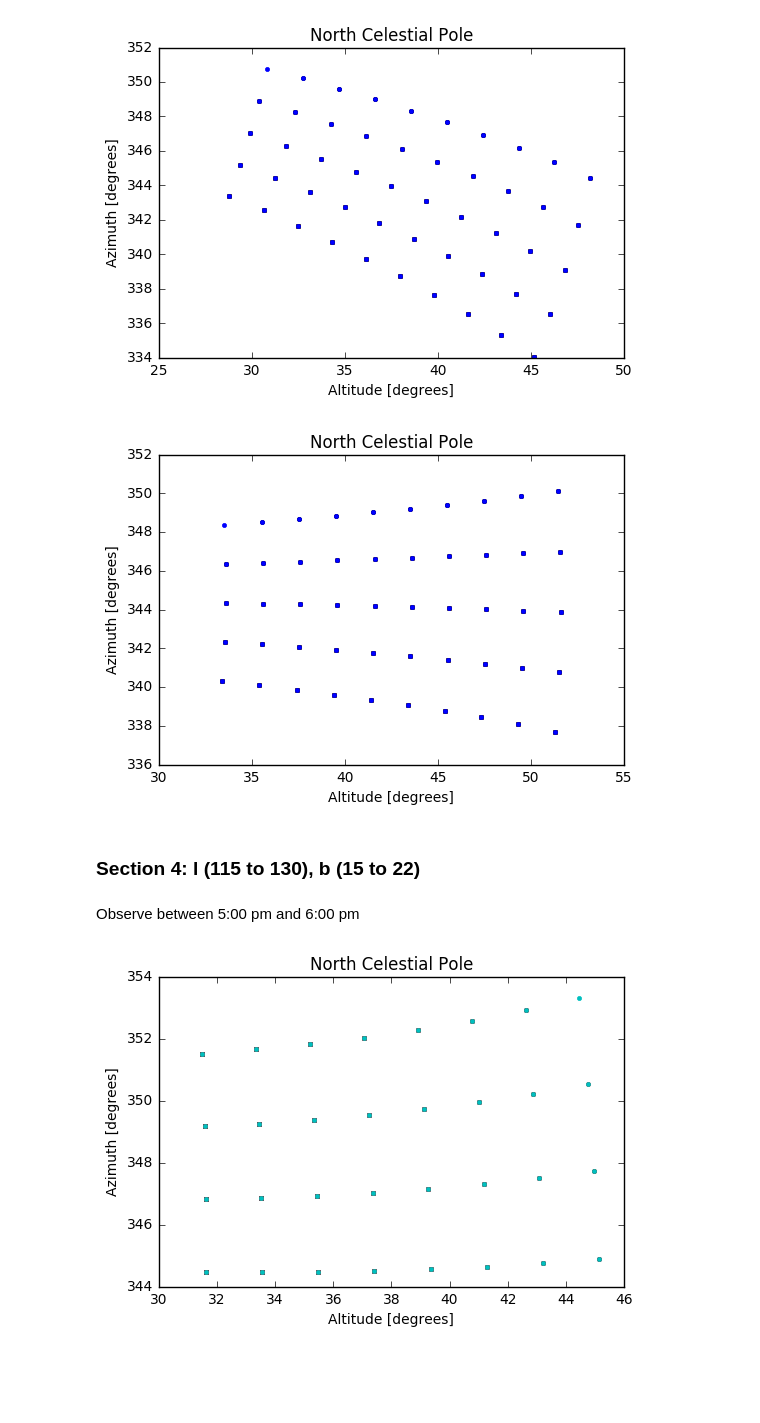
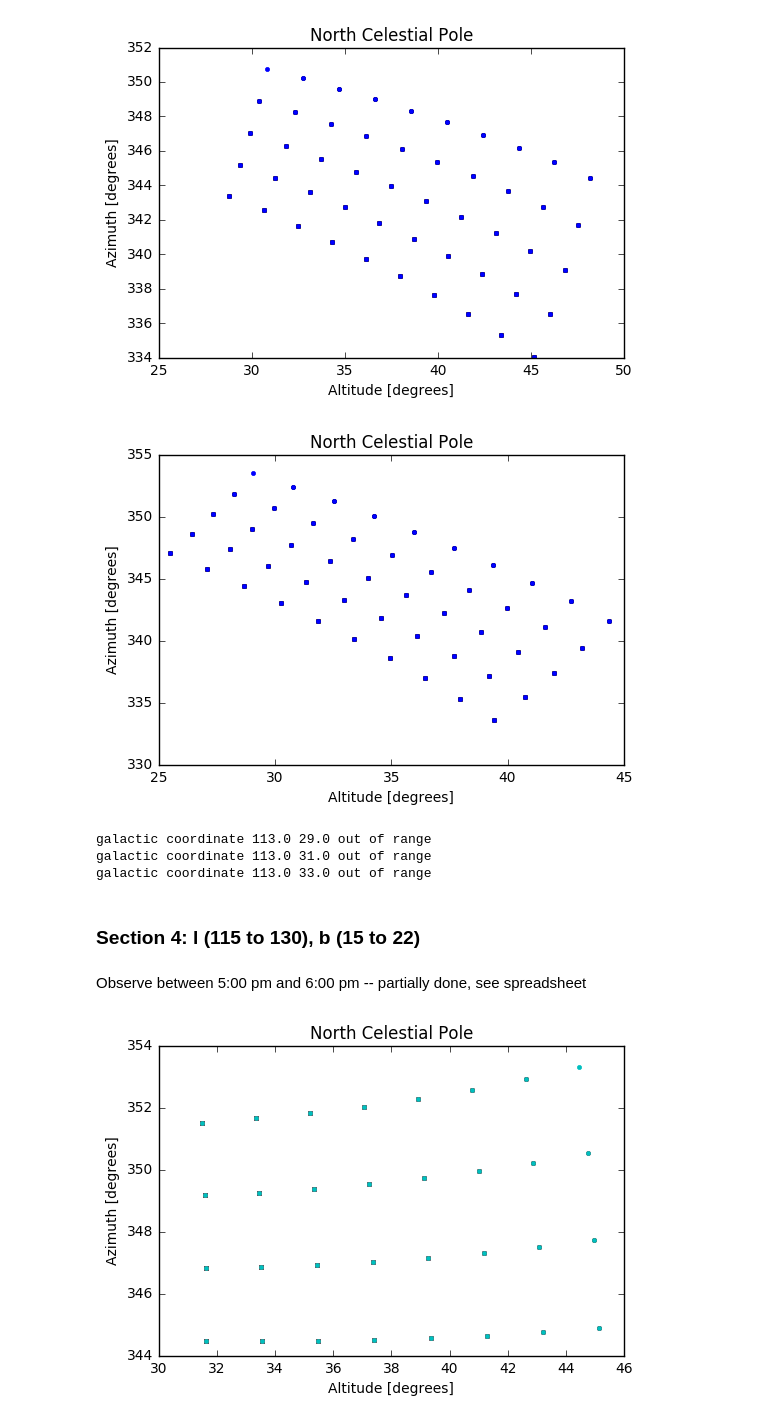
Before and after one commit to gracefujii/Astro-121, a Jupyter notebook: Lab 4 - Coordinates.ipynb, the cells around one changed output. Cells and saved outputs as stored; diff of their text form; code cells hidden in the pictures; blank space fills up the shorter version.

```diff
--- a/Lab 4 - Coordinates.ipynb
+++ b/Lab 4 - Coordinates.ipynb
@@ -103,6 +102,7 @@ def jd():
     return t.jd
 # %%
 hr = 1/24
+jd = ugradio.timing.julian_date()
 # %%
 # Thursday, April 25, 2019
 
@@ -169,13 +165,44 @@ ncp_predict(105, 114, 15, 34, jd12) # 12:00 4/25/19
 # %% [output]
 [figure]
 # %%
-ncp_predict(105, 114, 15, 34, jd()) # current time
+ncp_predict(105, 114, 15, 34, jd+hr) # current time
 # %% [output]
-[figure, old version]
+[figure, new version]
+# %%
+l = np.arange(105, 114, 2)
+b = np.arange(15, 34, 2)
+
+ra_dec = []
+
+for j in range(len(b)):
+    for i in range(len(l)):
+        galactic = SkyCoord(l[i], b[j], frame='galactic', unit='deg')
+        icrs = galactic.transform_to('icrs')
+        ra = icrs.ra.degree
+        dec = icrs.dec.degree
+        ra_dec.append([ra, dec])
+
+#jd0 = 2458599.79167 # 00:00 on April 26, 2019
+#hr = 1/24
+
+for i in range(len(ra_dec)):
+    ra = ra_dec[i][0]
+    dec = ra_dec[i][1]
+    icrs = SkyCoord(ra, dec, frame='icrs', unit='deg')
+    gal = icrs.transform_to('galactic')
+    l = gal.l.degree
+    b = gal.b.degree
+    alt, az = ugradio.coord.get_altaz(ra, dec, lat=leo.lat, lon=leo.lon, alt=leo.alt, equinox='J2019')
+    if az > 350:
+        print 'galactic coordinate', l, b, 'out of range'
+# %% [output]
+galactic coordinate 113.0 29.0 out of range
+galactic coordinate 113.0 31.0 out of range
+galactic coordinate 113.0 33.0 out of range
 # %% [markdown]
 ### Section 4: l (115 to 130), b (15 to 22)
 # %% [markdown]
-Observe between 5:00 pm and 6:00 pm
+Observe between 5:00 pm and 6:00 pm -- partially done, see spreadsheet
 # %%
 ncp_predict(115, 130, 15, 22, jd0 + 17*hr) # 00:00 + hour(s) 4/25/19
 # %% [output]
```
Also changed, not shown: parts of 10 cells of this notebook.
